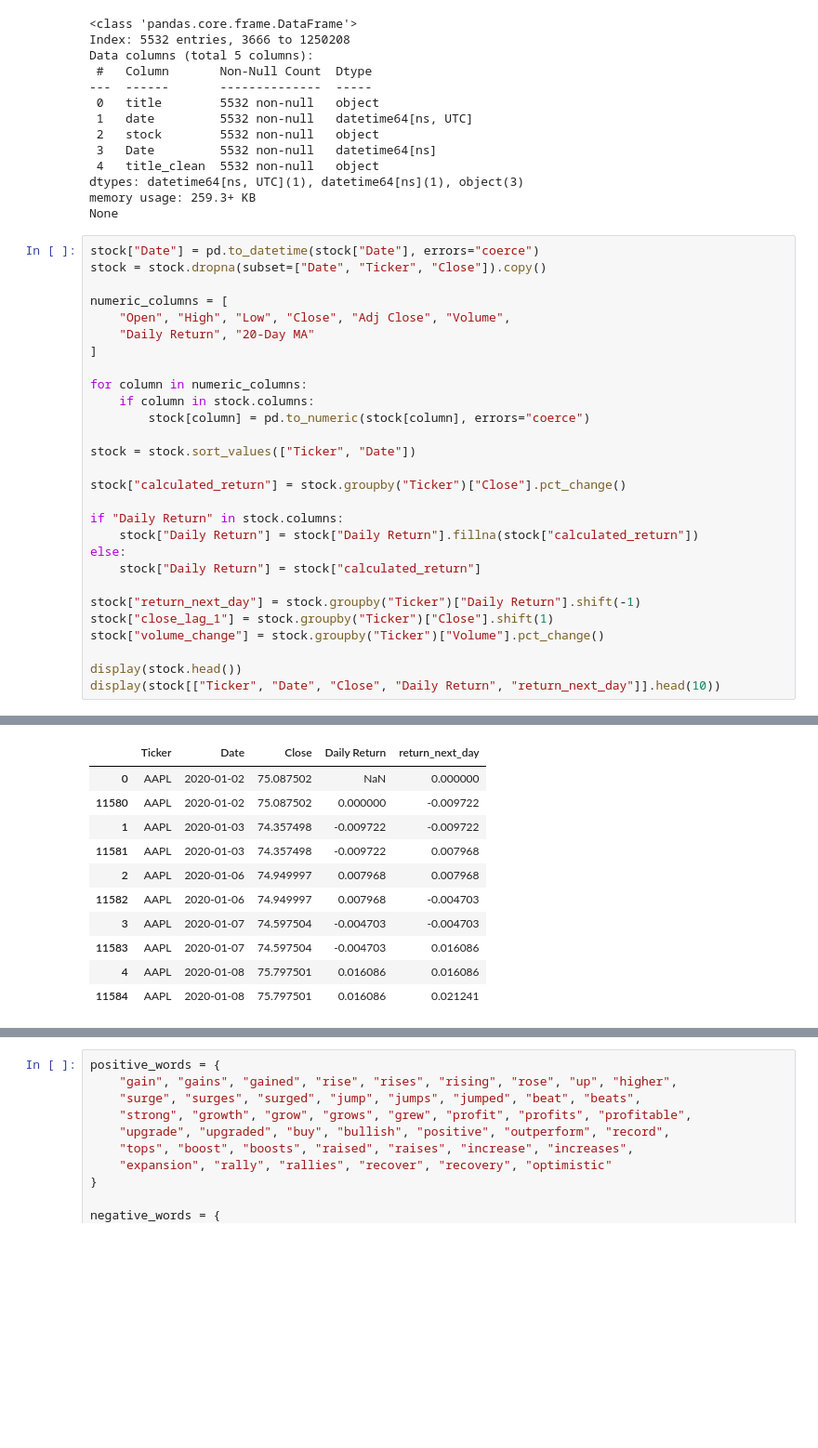
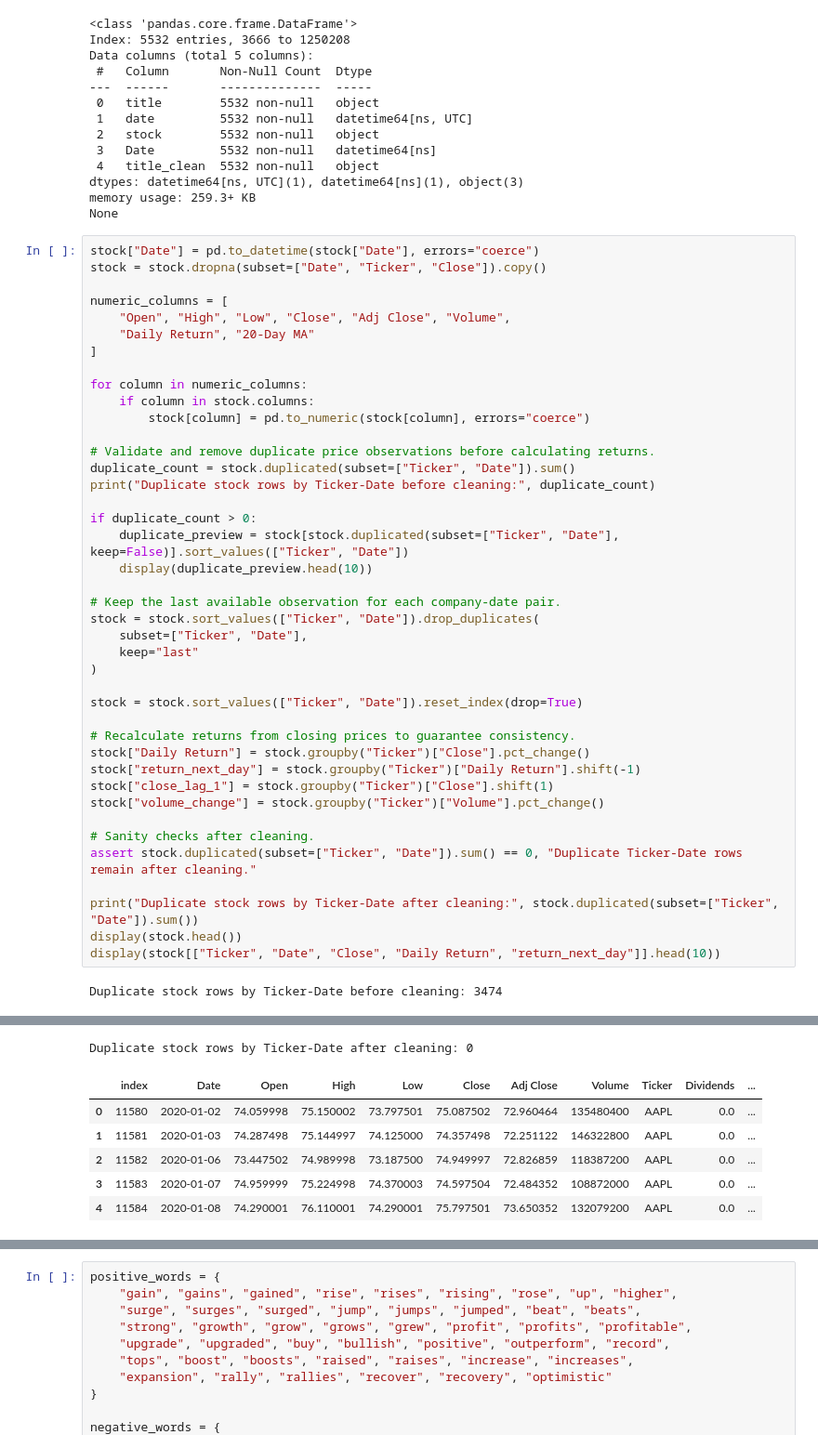
Before and after one commit to mtodoroff/DataScienceSoftuni, a Jupyter notebook: Financial_News_Stock_Market_Sentiment_Project.ipynb, the cells around one changed output, grey strips where cells are left out. Shown at 93% size. Drawn from its saved outputs; the diff is of its cells as text; blank space fills up the shorter version.

```diff
--- a/Financial_News_Stock_Market_Sentiment_Project.ipynb
+++ b/Financial_News_Stock_Market_Sentiment_Project.ipynb
@@ -327,22 +334,36 @@ for column in numeric_columns:
     if column in stock.columns:
         stock[column] = pd.to_numeric(stock[column], errors="coerce")
 
-stock = stock.sort_values(["Ticker", "Date"])
+# Validate and remove duplicate price observations before calculating returns.
+duplicate_count = stock.duplicated(subset=["Ticker", "Date"]).sum()
+print("Duplicate stock rows by Ticker-Date before cleaning:", duplicate_count)
 
-stock["calculated_return"] = stock.groupby("Ticker")["Close"].pct_change()
+if duplicate_count > 0:
+    duplicate_preview = stock[stock.duplicated(subset=["Ticker", "Date"], keep=False)].sort_values(["Ticker", "Date"])
+    display(duplicate_preview.head(10))
 
-if "Daily Return" in stock.columns:
-    stock["Daily Return"] = stock["Daily Return"].fillna(stock["calculated_return"])
-else:
-    stock["Daily Return"] = stock["calculated_return"]
+# Keep the last available observation for each company-date pair.
+stock = stock.sort_values(["Ticker", "Date"]).drop_duplicates(
+    subset=["Ticker", "Date"],
+    keep="last"
+)
 
+stock = stock.sort_values(["Ticker", "Date"]).reset_index(drop=True)
+
+# Recalculate returns from closing prices to guarantee consistency.
+stock["Daily Return"] = stock.groupby("Ticker")["Close"].pct_change()
 stock["return_next_day"] = stock.groupby("Ticker")["Daily Return"].shift(-1)
 stock["close_lag_1"] = stock.groupby("Ticker")["Close"].shift(1)
 stock["volume_change"] = stock.groupby("Ticker")["Volume"].pct_change()
 
+# Sanity checks after cleaning.
+assert stock.duplicated(subset=["Ticker", "Date"]).sum() == 0, "Duplicate Ticker-Date rows remain after cleaning."
+
+print("Duplicate stock rows by Ticker-Date after cleaning:", stock.duplicated(subset=["Ticker", "Date"]).sum())
 display(stock.head())
 display(stock[["Ticker", "Date", "Close", "Daily Return", "return_next_day"]].head(10))
 # %% [output]
+Duplicate stock rows by Ticker-Date before cleaning: 3474
 |  | index | Date | Open | High | Low | Close | Adj Close | Volume | Ticker | Dividends | ... |
 | 0 | 0 | 2020-01-02 | 74.059998 | 75.150002 | 73.797501 | 75.087502 | 72.960464 | 135480400 | AAPL | 0.0 | ... |
 | 11580 | 11580 | 2020-01-02 | 74.059998 | 75.150002 | 73.797501 | 75.087502 | 72.960464 | 135480400 | AAPL | 0.0 | ... |
@@ -352,11 +378,7 @@ display(stock[["Ticker", "Date", "Close", "Daily Return", "return_next_day"]].he
+Duplicate stock rows by Ticker-Date after cleaning: 0
-|  | Ticker | Date | Close | Daily Return | return_next_day |
-| 0 | AAPL | 2020-01-02 | 75.087502 | NaN | 0.000000 |
-| 11580 | AAPL | 2020-01-02 | 75.087502 | 0.000000 | -0.009722 |
-| 1 | AAPL | 2020-01-03 | 74.357498 | -0.009722 | -0.009722 |
-| 11581 | AAPL | 2020-01-03 | 74.357498 | -0.009722 | 0.007968 |
-| 2 | AAPL | 2020-01-06 | 74.949997 | 0.007968 | 0.007968 |
-| 11582 | AAPL | 2020-01-06 | 74.949997 | 0.007968 | -0.004703 |
-| 3 | AAPL | 2020-01-07 | 74.597504 | -0.004703 | -0.004703 |
-| 11583 | AAPL | 2020-01-07 | 74.597504 | -0.004703 | 0.016086 |
-| 4 | AAPL | 2020-01-08 | 75.797501 | 0.016086 | 0.016086 |
-| 11584 | AAPL | 2020-01-08 | 75.797501 | 0.016086 | 0.021241 |
+|  | index | Date | Open | High | Low | Close | Adj Close | Volume | Ticker | Dividends | ... |
+| 0 | 11580 | 2020-01-02 | 74.059998 | 75.150002 | 73.797501 | 75.087502 | 72.960464 | 135480400 | AAPL | 0.0 | ... |
+| 1 | 11581 | 2020-01-03 | 74.287498 | 75.144997 | 74.125000 | 74.357498 | 72.251122 | 146322800 | AAPL | 0.0 | ... |
+| 2 | 11582 | 2020-01-06 | 73.447502 | 74.989998 | 73.187500 | 74.949997 | 72.826859 | 118387200 | AAPL | 0.0 | ... |
+| 3 | 11583 | 2020-01-07 | 74.959999 | 75.224998 | 74.370003 | 74.597504 | 72.484352 | 108872000 | AAPL | 0.0 | ... |
+| 4 | 11584 | 2020-01-08 | 74.290001 | 76.110001 | 74.290001 | 75.797501 | 73.650352 | 132079200 | AAPL | 0.0 | ... |
```
Also changed, not shown: parts of 29 cells of this notebook, 1 other file.
